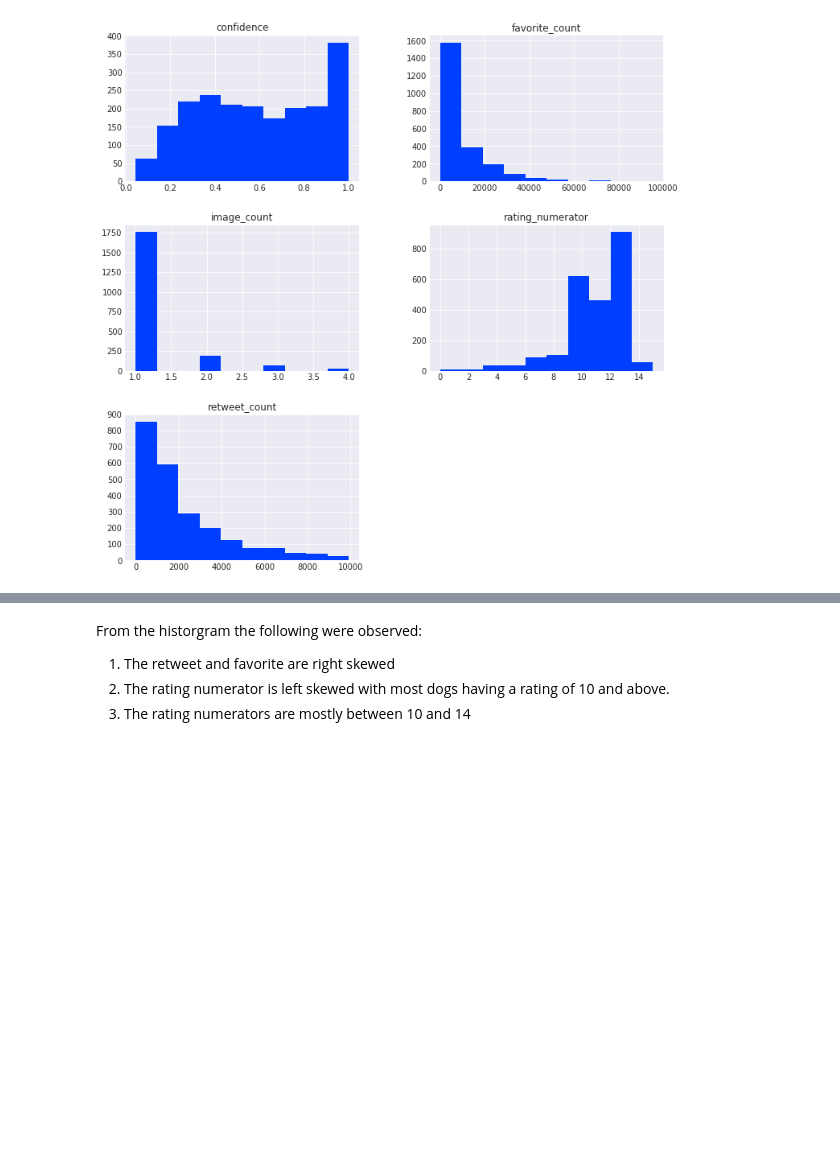
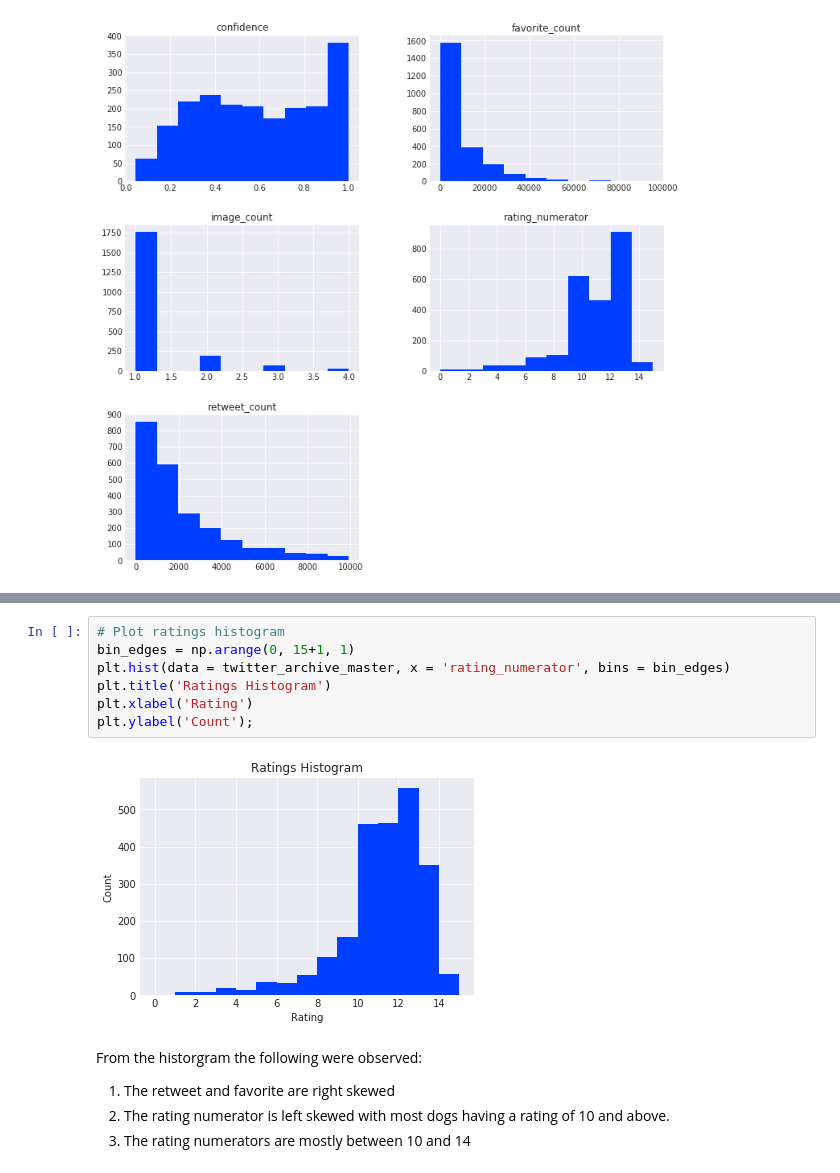
Before and after one commit to yaswaz/twitter_api, a Jupyter notebook: wrangle_act.ipynb, the cells around one changed output, grey strips where cells are left out. Saved outputs shown, nothing was run; the diff lists cells and outputs as text; blank space fills up the shorter version.

```diff
--- a/wrangle_act.ipynb
+++ b/wrangle_act.ipynb
@@ -1398,3 +1416,12 @@ twitter_archive_master.hist(figsize=(12,12));
+# %%
+# Plot ratings histogram
+bin_edges = np.arange(0, 15+1, 1)
+plt.hist(data = twitter_archive_master, x = 'rating_numerator', bins = bin_edges)
+plt.title('Ratings Histogram')
+plt.xlabel('Rating')
+plt.ylabel('Count');
+# %% [output]
+[figure, added]
 # %% [markdown]
 From the historgram the following were observed:
 
```
Also changed, not shown: parts of 13 cells of this notebook.
